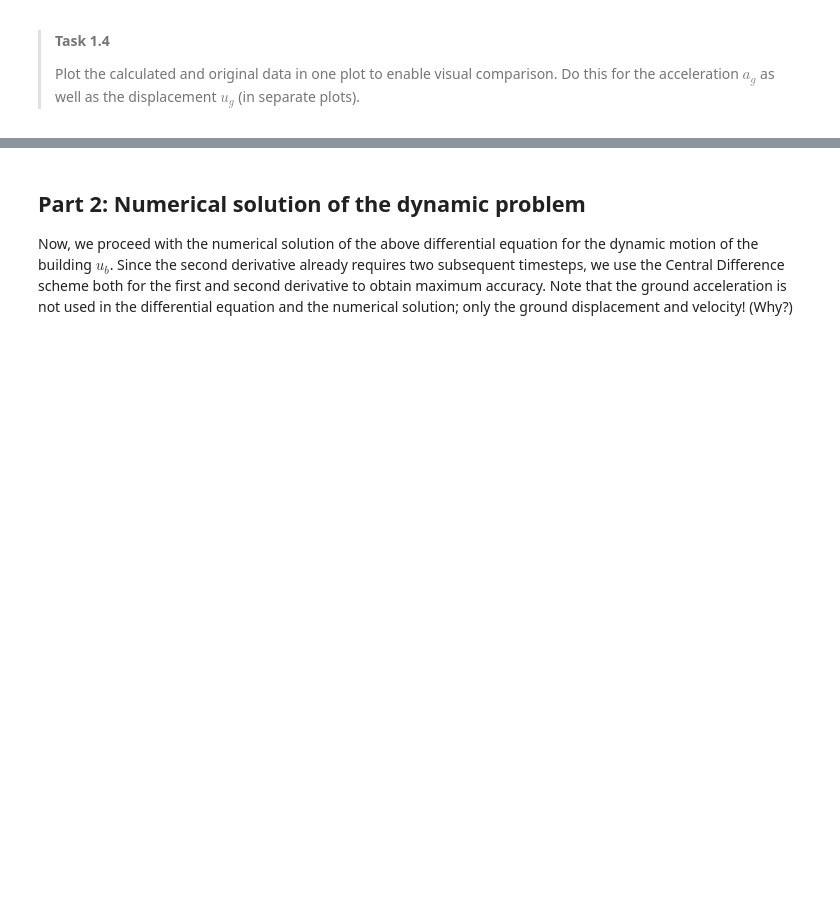
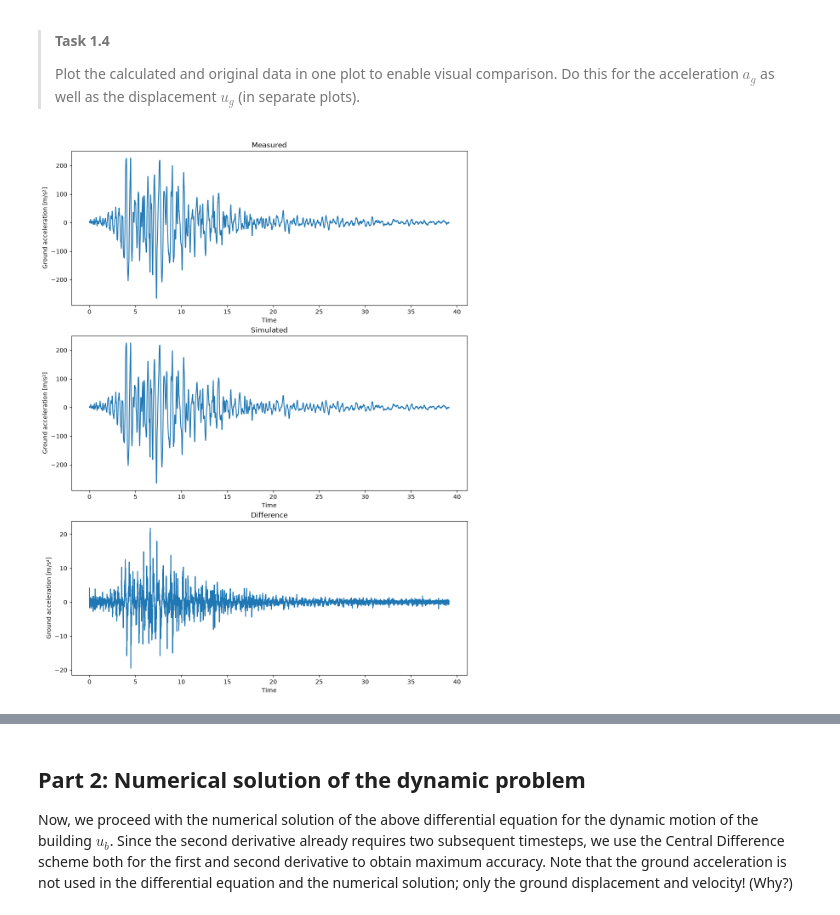
Before and after one commit to mangl308/GA1.2_Jasper05, a Jupyter notebook: 1Ddynamics.ipynb, the cells around one changed output, grey strips where cells are left out. Saved outputs shown, nothing was run; the diff lists cells and outputs as text; code cells hidden in the pictures; blank space fills up the shorter version.

```diff
--- a/1Ddynamics.ipynb
+++ b/1Ddynamics.ipynb
@@ -162,0 +174,23 @@ plt.show()
+# %%
+# Plotting ground acceleration
+def plot_figs():
+    fig,ax = plt.subplots(nrows=3, ncols=1, figsize=(12,16))
+
+    ax[0].plot(t, ag)
+    ax[0].set_xlabel('Time')
+    ax[0].set_ylabel('Ground acceleration [m/s²]')
+    ax[0].set_title('Measured')
+
+    ax[1].plot(t, agm)
+    ax[1].set_xlabel('Time')
+    ax[1].set_ylabel('Ground acceleration [m/s²]')
+    ax[1].set_title('Simulated')
+
+    ax[2].plot(t, ag-agm)
+    ax[2].set_xlabel('Time')
+    ax[2].set_ylabel('Ground acceleration [m/s²]')
+    ax[2].set_title('Difference')
+
+plot_figs()
+# %% [output]
+[figure, added]
```
Also changed, not shown: parts of 8 cells of this notebook.
